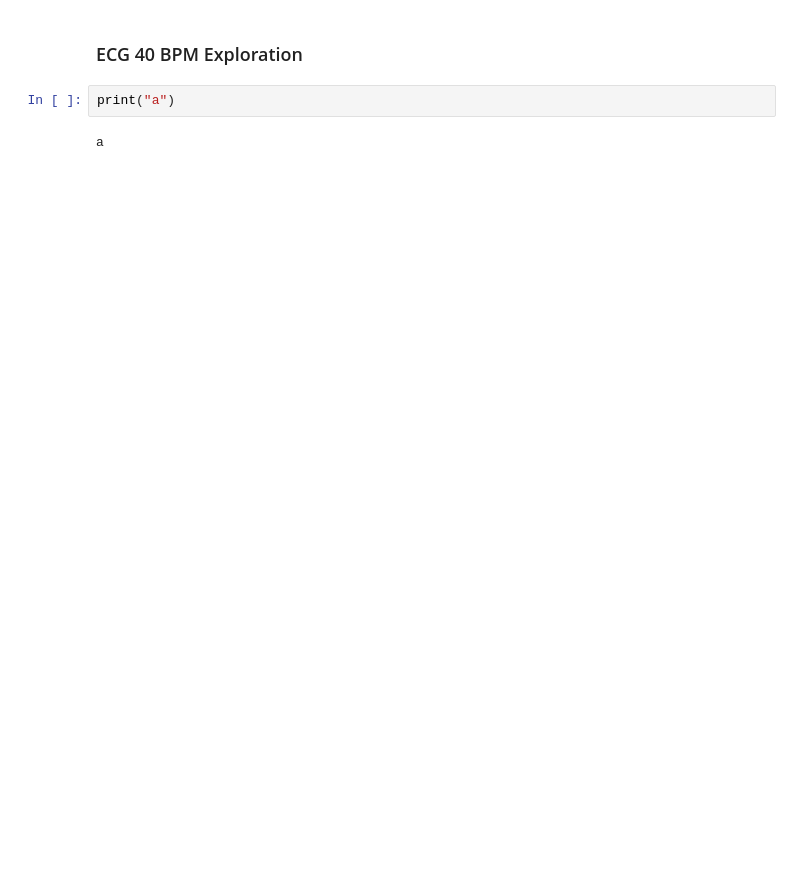
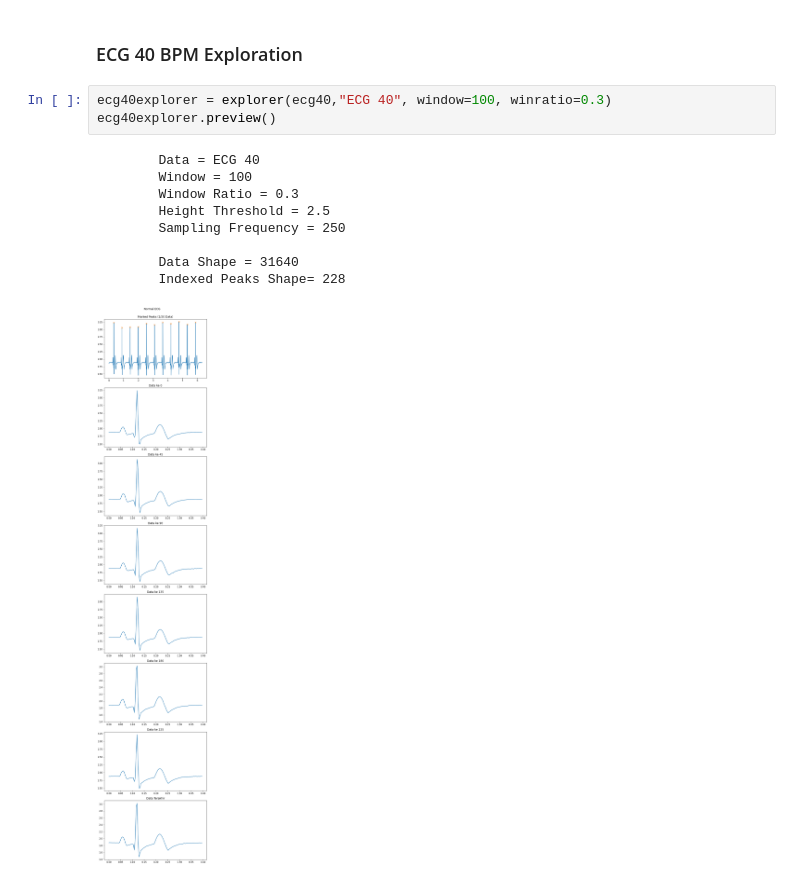
Before and after one commit to ditw11mhs/pvc-knn, a Jupyter notebook: Data Preparation.ipynb, the cells around one changed output. Cells and saved outputs as stored; diff of their text form; blank space fills up the shorter version.

```diff
--- a/Data Preparation.ipynb
+++ b/Data Preparation.ipynb
@@ -215,6 +210,15 @@ ecg20explore.preview()
 # %% [markdown]
 ### ECG 40 BPM Exploration
-# %%
-print("a")
-# %% [output]
-a
+# %%
+ecg40explorer = explorer(ecg40,"ECG 40", window=100, winratio=0.3)
+ecg40explorer.preview()
+# %% [output]
+        Data = ECG 40
+        Window = 100
+        Window Ratio = 0.3
+        Height Threshold = 2.5
+        Sampling Frequency = 250
+
+        Data Shape = 31640
+        Indexed Peaks Shape= 228
+[figure, added]
```
Also changed, not shown: parts of 3 cells of this notebook.
